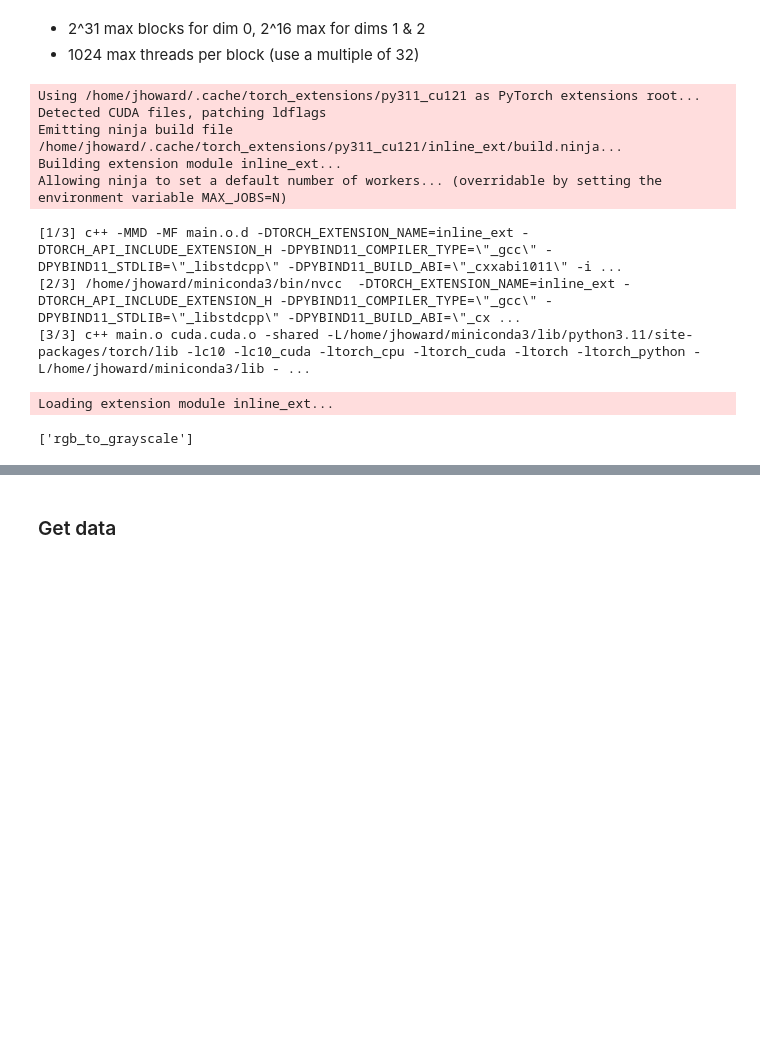
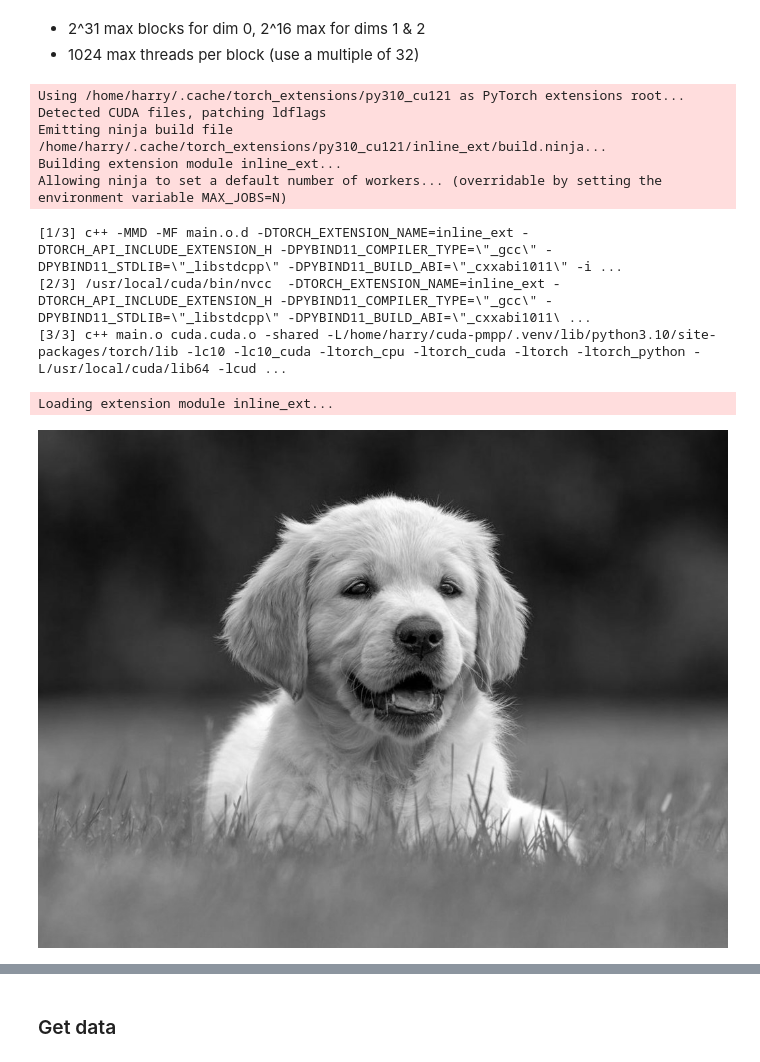
Before and after one commit to mogwai/cuda-pmpp, a Jupyter notebook: python_w_cuda.ipynb, the cells around one changed output, grey strips where cells are left out. Drawn from its saved outputs; the diff is of its cells as text; code cells hidden in the pictures; blank space fills up the shorter version.

```diff
--- a/python_w_cuda.ipynb
+++ b/python_w_cuda.ipynb
@@ -143,19 +135,44 @@ inline unsigned int cdiv(unsigned int a, unsigned int b) { return (a + b - 1) /
 # %%
+func_name = "rgb_to_grayscale"
+
 cuda_src = cuda_begin + r'''
-__global__ void rgb_to_grayscale_kernel(unsigned char* x, unsigned char* out, int n) {
+__global__
+void rgb_to_grayscale_kernel(float* x, float* out, int n) {
     int i = blockIdx.x*blockDim.x + threadIdx.x;
     if (i<n) out[i] = 0.2989*x[i] + 0.5870*x[i+n] + 0.1140*x[i+2*n];
 }
 
 torch::Tensor rgb_to_grayscale(torch::Tensor input) {
     CHECK_INPUT(input);
     int h = input.size(1);
     int w = input.size(2);
-    printf("h*w: %d*%d\n", h, w);
+    int wh = w*h;
+    int threads = 256;
     auto output = torch::empty({h,w}, input.options());
-    int threads = 256;
-    rgb_to_grayscale_kernel<<<cdiv(w*h,threads), threads>>>(
-        input.data_ptr<unsigned char>(), output.data_ptr<unsigned char>(), w*h);
+
+    rgb_to_grayscale_kernel<<<cdiv(wh,threads), threads>>>(
+        input.data_ptr<float>(),
+        output.data_ptr<float>(),
+        wh
+    );
     C10_CUDA_KERNEL_LAUNCH_CHECK();
     return output;
 }'''
+
+cpp_src = "torch::Tensor rgb_to_grayscale(torch::Tensor input);"
+
+module = load_cuda(cuda_src, cpp_src, ['rgb_to_grayscale'], verbose=True)
+out = module.rgb_to_grayscale(imgc)
+torch.cuda.synchronize()
+show_img(out)
+# %% [output]
+Using /home/harry/.cache/torch_extensions/py310_cu121 as PyTorch extensions root...
+Detected CUDA files, patching ldflags
+Emitting ninja build file /home/harry/.cache/torch_extensions/py310_cu121/inline_ext/build.ninja...
+Building extension module inline_ext...
+Allowing ninja to set a default number of workers... (overridable by setting the environment variable MAX_JOBS=N)
+[1/3] c++ -MMD -MF main.o.d -DTORCH_EXTENSION_NAME=inline_ext -DTORCH_API_INCLUDE_EXTENSION_H -DPYBIND11_COMPILER_TYPE=\"_gcc\" -DPYBIND11_STDLIB=\"_libstdcpp\" -DPYBIND11_BUILD_ABI=\"_cxxabi1011\" -i ...
+[2/3] /usr/local/cuda/bin/nvcc  -DTORCH_EXTENSION_NAME=inline_ext -DTORCH_API_INCLUDE_EXTENSION_H -DPYBIND11_COMPILER_TYPE=\"_gcc\" -DPYBIND11_STDLIB=\"_libstdcpp\" -DPYBIND11_BUILD_ABI=\"_cxxabi1011\ ...
+[3/3] c++ main.o cuda.cuda.o -shared -L/home/harry/cuda-pmpp/.venv/lib/python3.10/site-packages/torch/lib -lc10 -lc10_cuda -ltorch_cpu -ltorch_cuda -ltorch -ltorch_python -L/usr/local/cuda/lib64 -lcud ...
+Loading extension module inline_ext...
+[figure, added]
@@ -164,16 +178,0 @@ cpp_src = "torch::Tensor rgb_to_grayscale(torch::Tensor input);"
-# %%
-module = load_cuda(cuda_src, cpp_src, ['rgb_to_grayscale'], verbose=True)
-# %% [output]
-Using /home/jhoward/.cache/torch_extensions/py311_cu121 as PyTorch extensions root...
-Detected CUDA files, patching ldflags
-Emitting ninja build file /home/jhoward/.cache/torch_extensions/py311_cu121/inline_ext/build.ninja...
-Building extension module inline_ext...
-Allowing ninja to set a default number of workers... (overridable by setting the environment variable MAX_JOBS=N)
-[1/3] c++ -MMD -MF main.o.d -DTORCH_EXTENSION_NAME=inline_ext -DTORCH_API_INCLUDE_EXTENSION_H -DPYBIND11_COMPILER_TYPE=\"_gcc\" -DPYBIND11_STDLIB=\"_libstdcpp\" -DPYBIND11_BUILD_ABI=\"_cxxabi1011\" -i ...
-[2/3] /home/jhoward/miniconda3/bin/nvcc  -DTORCH_EXTENSION_NAME=inline_ext -DTORCH_API_INCLUDE_EXTENSION_H -DPYBIND11_COMPILER_TYPE=\"_gcc\" -DPYBIND11_STDLIB=\"_libstdcpp\" -DPYBIND11_BUILD_ABI=\"_cx ...
-[3/3] c++ main.o cuda.cuda.o -shared -L/home/jhoward/miniconda3/lib/python3.11/site-packages/torch/lib -lc10 -lc10_cuda -ltorch_cpu -ltorch_cuda -ltorch -ltorch_python -L/home/jhoward/miniconda3/lib - ...
-Loading extension module inline_ext...
-# %%
-[o for o in dir(module) if o[0]!='_']
-# %% [output]
-['rgb_to_grayscale']
```
Also changed, not shown: parts of 38 cells of this notebook, 3 other files.
